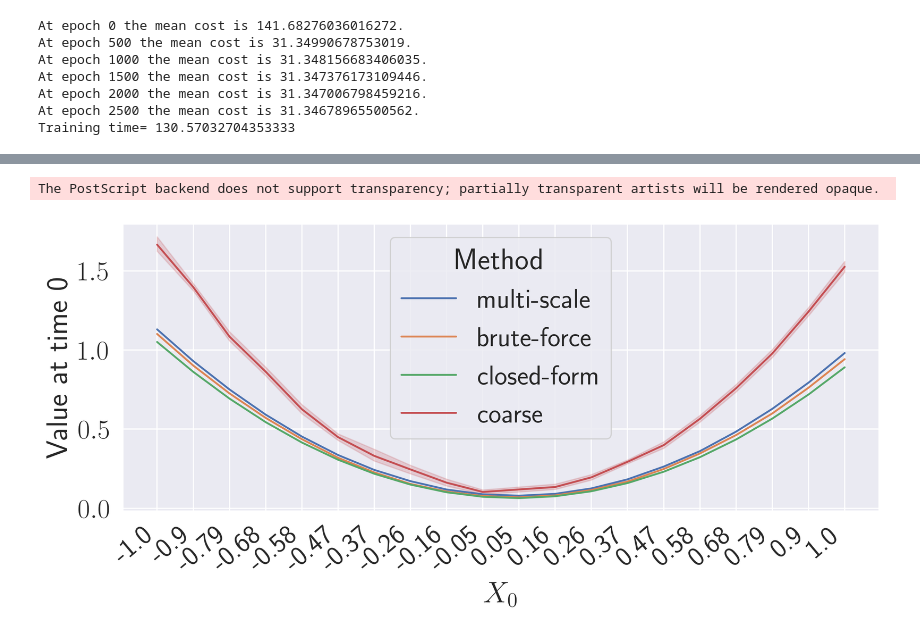
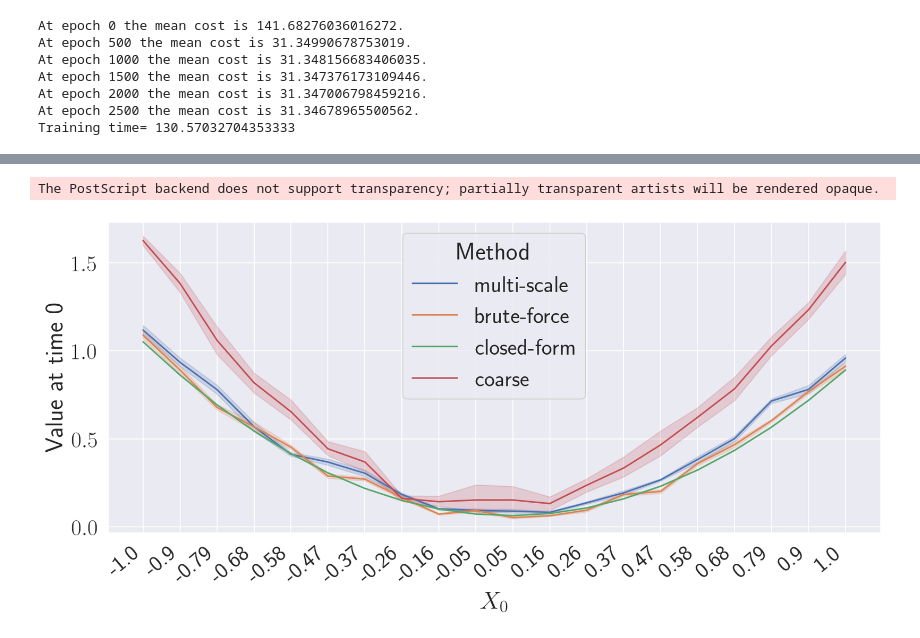
Before and after one commit to arashfahim/multiscale-PGM-for-stochastic-control, a Jupyter notebook: LQC/rewrite/LQC_Updated_v6.ipynb, the cells around one changed output, grey strips where cells are left out. Cells and saved outputs as stored; diff of their text form; code cells hidden in the pictures.

```diff
--- a/LQC/rewrite/LQC_Updated_v6.ipynb
+++ b/LQC/rewrite/LQC_Updated_v6.ipynb
@@ -245,8 +245,7 @@ model_params = {
     'num_neurons_v':10,
     'lr' : 8e-3,
     'num_epochs' : 3000,
-    'xmin' : The `xmin` and `xmax` parameters in the `model_params` dictionary are defining the minimum and maximum values for the input data range. In this case, `xmin` is set to -10. and `xmax` is set to 10., which means that the input data values will range from -10. to 10. This range will be used in the model training process.
-    -10.,
+    'xmin' : -10.,
     'xmax' : 10.,
     'intervals' : None # a list of numbers between 0 to num_intervals-1
     }
@@ -882,8 +861,8 @@ Training time= 43.20573592185974
 # %%
 df_ms = pd.DataFrame(np.zeros([K*L,3]),columns=[1,'C','closed']);
 for i,_ in df_ms.iterrows():
-    df_ms.loc[i,1] = ms1.cost_eval(ms1.policy,500,X[i%K]).clone().detach().numpy()
-    df_ms.loc[i,'C'] = lqsc.cost_eval(lqsc.policy,500,X[i%K]).clone().detach().numpy()
+    df_ms.loc[i,1] = ms1.cost_eval(ms1.policy,1,X[i%K]).clone().detach().numpy()
+    df_ms.loc[i,'C'] = lqsc.cost_eval(lqsc.policy,1,X[i%K]).clone().detach().numpy()
 df_ms['closed'] = list(solution(tx))*L
 df_ms['index'] = [str(np.round(x,3)) for x in X.clone().detach().numpy()]*L
 df_ms.set_index('index',inplace=True,drop=True)
@@ -952,7 +931,7 @@ Training time= 130.57032704353333
 df_bf = pd.DataFrame(np.zeros([K*L,2]),columns=[1,'closed']);
 for i,_ in df_bf.iterrows():
     # df_bf.loc[i,10] = bf_lqsc.cost_eval(lqsc.policy,3000,X[i%K],policy_update_lag=10).clone().detach().numpy()
-    df_bf.loc[i,1] = bf_lqsc.cost_eval(bf_lqsc.policy,500,X[i%K]).clone().detach().numpy()
+    df_bf.loc[i,1] = bf_lqsc.cost_eval(bf_lqsc.policy,1,X[i%K]).clone().detach().numpy()
 df_bf['closed'] = list(solution(tx))*L
 df_bf['index'] = [str(np.round(x,3)) for x in X.clone().detach().numpy()]*L
 df_bf.set_index('index',inplace=True,drop=True)
@@ -989,13 +954,13 @@ df_final = pd.concat([df_ms1,df_bf1,df_clf,df_crs],axis=0)
 # %%
-fig = plt.figure(figsize=(10,5),dpi=300);
+fig = plt.figure(figsize=(12,6),dpi=150);
 g = sns.lineplot(data=df_final, x= 'x', y = 'val', hue = 'Method');
 # g.set_xticklabels(list(np.round(X.clone().detach().numpy(),3)));
 g.set_xlabel(r'$X_0$');
 g.set_ylabel(r'Value at time 0');
 g.set_xticklabels([np.round(float(t.get_text()),2)  for t in g.get_xticklabels()], rotation=40, ha="right")
 plt.tight_layout();
 plt.savefig("Comparison_bf_ms_coarse{}.png".format(version));
 plt.savefig("Comparison_bf_ms_coarse{}.eps".format(version), format='eps');
 # %% [output]
 The PostScript backend does not support transparency; partially transparent artists will be rendered opaque.
-[figure, old version]
+[figure, new version]
```
Also changed, not shown: parts of 3 cells of this notebook, 2 other files.
